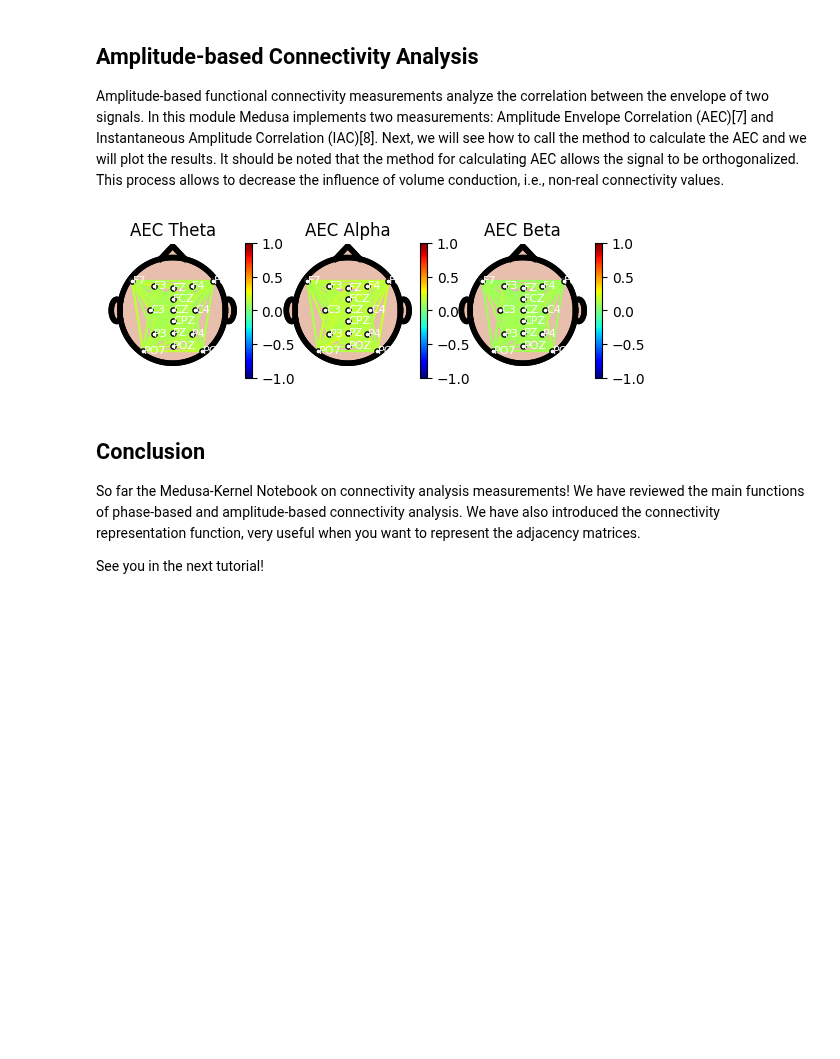
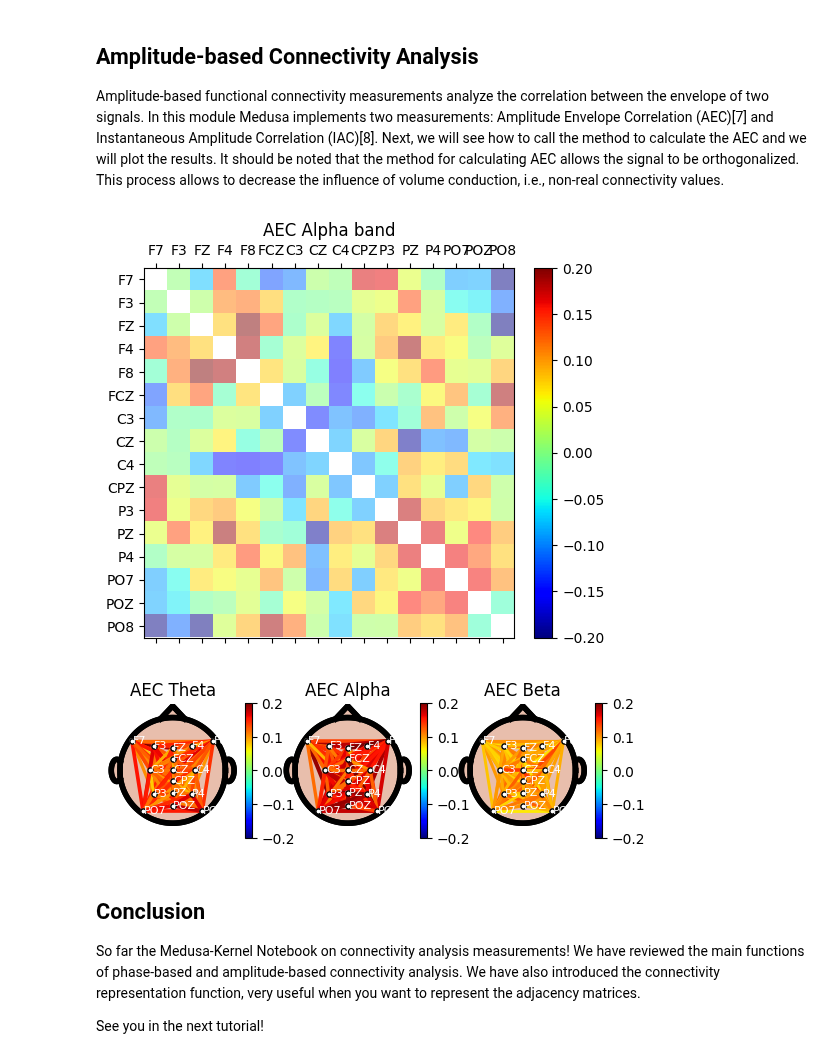
Before and after one commit to medusabci/medusa-tutorials, a Jupyter notebook: medusa-kernel/connectivity_analysis.ipynb, the cells around one changed output. Cells and saved outputs as stored; diff of their text form; code cells hidden in the pictures; blank space fills up the shorter version.

Commit message:
Values from main diagonal (connectivity matrixes) deleted for a better visualization

```diff
--- a/medusa-kernel/connectivity_analysis.ipynb
+++ b/medusa-kernel/connectivity_analysis.ipynb
@@ -257,15 +269,15 @@ for r in range(3):
     for c in range(3):
         plot_head(axes=axes[r,c],channel_set=ch_set,plot_channel_labels=True)
         if r == 0:
-            plot_connectivity(adj_mat=plv_bands[c].mean(axis=0),axes=axes[r,c],
+            plot_connectivity(adj_mat=plv_bands[c],axes=axes[r,c],
                               channel_set=ch_set,
                               cmap='jet',clim=[0,1])
         elif r == 1:
-            plot_connectivity(adj_mat=pli_bands[c].mean(axis=0),axes=axes[r,c],
+            plot_connectivity(adj_mat=pli_bands[c],axes=axes[r,c],
                               channel_set=ch_set,
                               cmap='jet',clim=[0,1])
         elif r == 2:
-            plot_connectivity(adj_mat=wpli_bands[c].mean(axis=0),axes=axes[r,c],
+            plot_connectivity(adj_mat=wpli_bands[c],axes=axes[r,c],
                               channel_set=ch_set,
                               cmap='jet',clim=[0,1])
 
@@ -284,23 +296,37 @@ This process allows to decrease the influence of volume conduction, i.e., non-re
 # %%
 # Compute AEC for different frequency bands
 aec_bands = []
 for epochs_bands in epochs_filtered:
-    aec_bands.append(amplitude_connectivity.aec(data=epochs_bands, ort=True))
+    aec = amplitude_connectivity.aec(data=epochs_bands, ort=True)
+    # Average epochs and remove diagonal values
+    aec = np.mean(aec,axis=0)
+    np.fill_diagonal(aec,np.NAN)
+    aec_bands.append(aec)
+
+# AEC Alpha band
+fig,ax = plt.subplots()
+norm = colors.Normalize(vmin=-0.2, vmax=0.2, clip=True)
+mapper = cm.ScalarMappable(norm=norm, cmap="jet")
+ax.matshow(aec_bands[1],cmap='jet', alpha=0.5)
+ax.set_title('AEC Alpha band')
+ax.set_yticks(np.arange(len(ch_set.l_cha)),labels=ch_set.l_cha)
+ax.set_xticks(np.arange(len(ch_set.l_cha)),labels=ch_set.l_cha)
+fig.colorbar(mapper,ax=ax,fraction=0.046,pad=0.04)
 
 # Display a figure with the different frequency bands
 fig,axes = plt.subplots(1,3)
-norm = colors.Normalize(vmin=-1,vmax=1, clip=True)
-mapper = cm.ScalarMappable(norm=norm, cmap="jet")
 
 for c in range(3):
     plot_head(axes=axes[c],channel_set=ch_set,plot_channel_labels=True)
-    plot_connectivity(adj_mat=aec_bands[c].mean(axis=0),axes=axes[c],
+    plot_connectivity(adj_mat=aec_bands[c],axes=axes[c],
                           channel_set=ch_set,
-                          cmap='jet',clim=[-1,1])
+                          cmap='jet',clim=[-0.2,0.2])
     axes[c].set_title("AEC " + freq_bands[c])
     fig.colorbar(mapper,ax=axes[c],fraction=0.046,pad=0.04)
+plt.show()
 # %% [output]
-[figure, old version]
+[figure, new version]
+[figure, added]
 # %% [markdown]
 ## Conclusion
 So far the Medusa-Kernel Notebook on connectivity analysis measurements! We have reviewed the main functions
```
Also changed, not shown: parts of 2 cells of this notebook.
